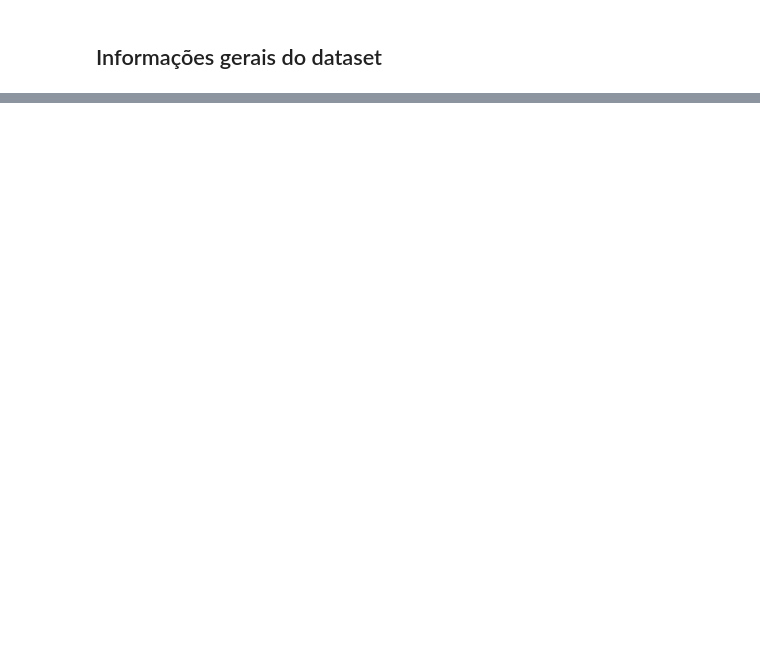
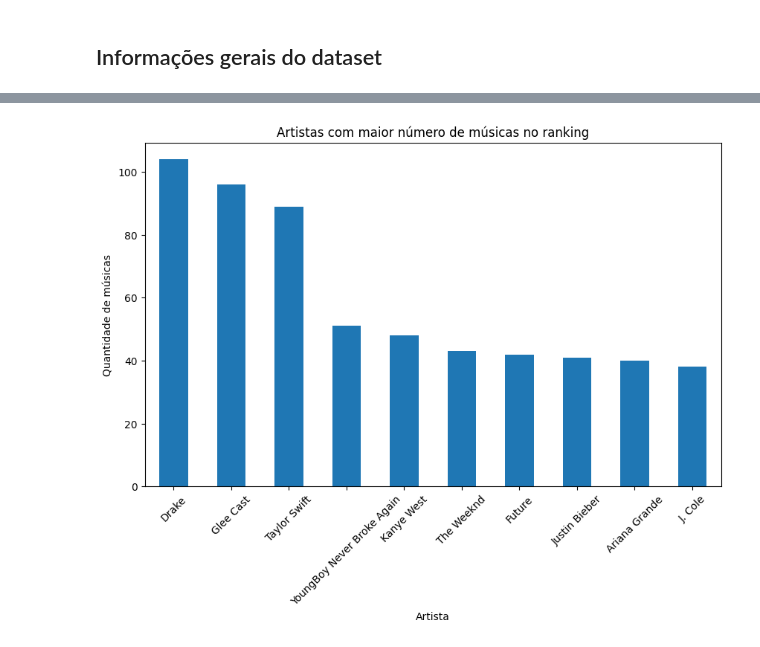
Before and after one commit to EnzoMagaldi/Trabalho_IA, a Jupyter notebook: trab_1.ipynb, the cells around one changed output, grey strips where cells are left out. Cells and saved outputs as stored; diff of their text form; code cells hidden in the pictures; blank space fills up the shorter version.

```diff
--- a/trab_1.ipynb
+++ b/trab_1.ipynb
@@ -50,0 +148,18 @@ charts.describe()
+# %%
+musicas_por_artista = (
+    charts.groupby("Artista")["Música"]
+    .nunique()
+    .sort_values(ascending=False)
+    .head(10)
+)
+
+plt.figure(figsize=(10, 6))
+musicas_por_artista.plot(kind="bar")
+plt.title("Artistas com maior número de músicas no ranking")
+plt.xlabel("Artista")
+plt.ylabel("Quantidade de músicas")
+
+plt.xticks(rotation=45)
+plt.show()
+# %% [output]
+[figure, added]
```
Also changed, not shown: parts of 13 cells of this notebook.
